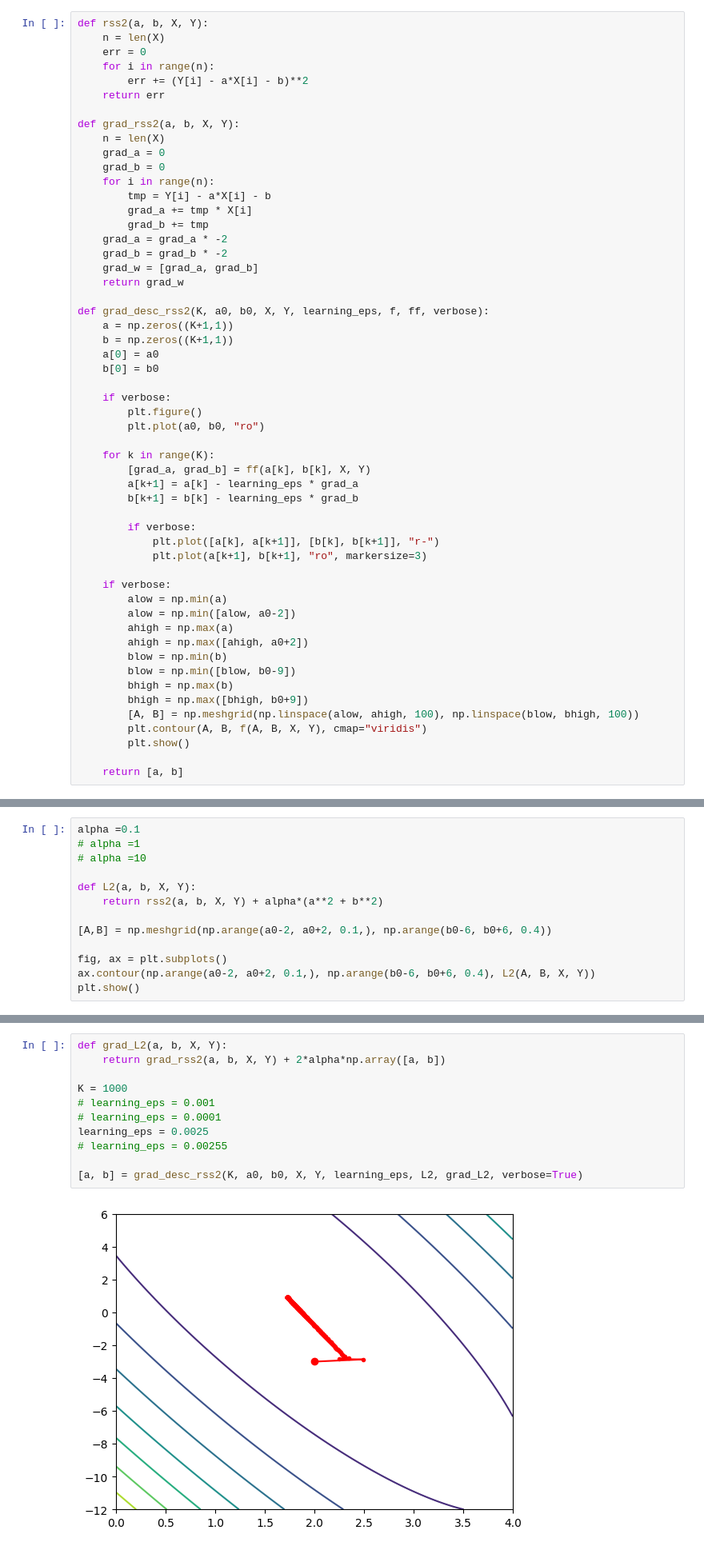
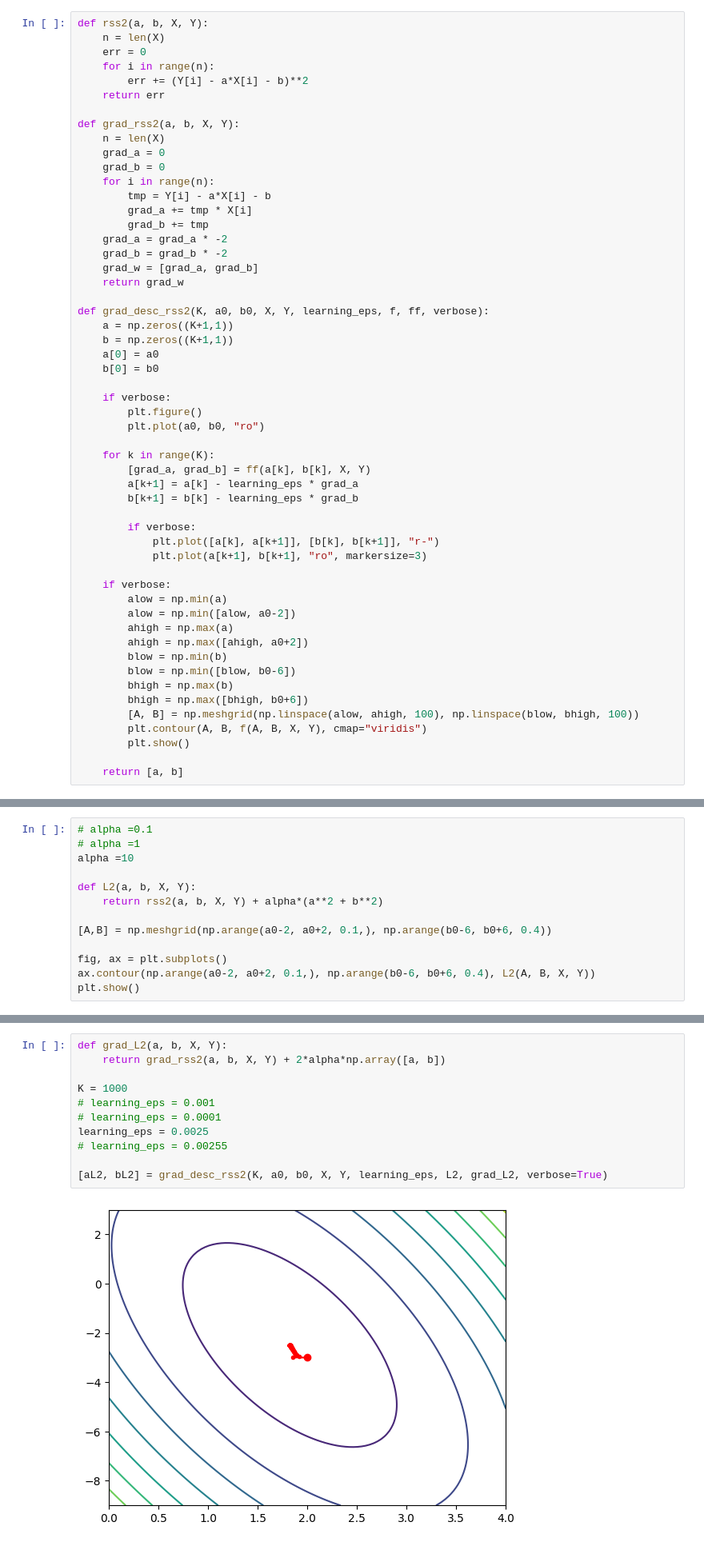
Before and after one commit to kallefrisk/Schoolwork, a Jupyter notebook: Python/DeepLearning/Regularization of linear regression with norms and constraints.ipynb, the cells around one changed output, grey strips where cells are left out. Shown at 80% size. Saved outputs shown, nothing was run; the diff lists cells and outputs as text.

```diff
--- a/Python/DeepLearning/Regularization of linear regression with norms and constraints.ipynb
+++ b/Python/DeepLearning/Regularization of linear regression with norms and constraints.ipynb
@@ -66,9 +66,9 @@ def grad_desc_rss2(K, a0, b0, X, Y, learning_eps, f, ff, verbose):
         ahigh = np.max(a)
         ahigh = np.max([ahigh, a0+2])
         blow = np.min(b)
-        blow = np.min([blow, b0-9])
+        blow = np.min([blow, b0-6])
         bhigh = np.max(b)
-        bhigh = np.max([bhigh, b0+9])
+        bhigh = np.max([bhigh, b0+6])
         [A, B] = np.meshgrid(np.linspace(alow, ahigh, 100), np.linspace(blow, bhigh, 100))
         plt.contour(A, B, f(A, B, X, Y), cmap="viridis")
         plt.show()
@@ -174,9 +174,9 @@ The regulated loss function is
 $$(\hat a, \hat b) = \arg \min_{a,b} RSS_{L^2}(a,b)=\sum_{i=1}^{n}(y_i- a x_i - b)^2 + \alpha(a^2 + b^2)$$
 for some parameter $\alpha$.
 # %%
-alpha =0.1
+# alpha =0.1
 # alpha =1
-# alpha =10
+alpha =10
 
 def L2(a, b, X, Y):
     return rss2(a, b, X, Y) + alpha*(a**2 + b**2)
@@ -202,13 +202,13 @@ $$
 # %%
 def grad_L2(a, b, X, Y):
     return grad_rss2(a, b, X, Y) + 2*alpha*np.array([a, b])
 
 K = 1000
 # learning_eps = 0.001
 # learning_eps = 0.0001
 learning_eps = 0.0025
 # learning_eps = 0.00255
 
-[a, b] = grad_desc_rss2(K, a0, b0, X, Y, learning_eps, L2, grad_L2, verbose=True)
+[aL2, bL2] = grad_desc_rss2(K, a0, b0, X, Y, learning_eps, L2, grad_L2, verbose=True)
 # %% [output]
-[figure, old version]
+[figure, new version]
```
Also changed, not shown: parts of 9 cells of this notebook.
